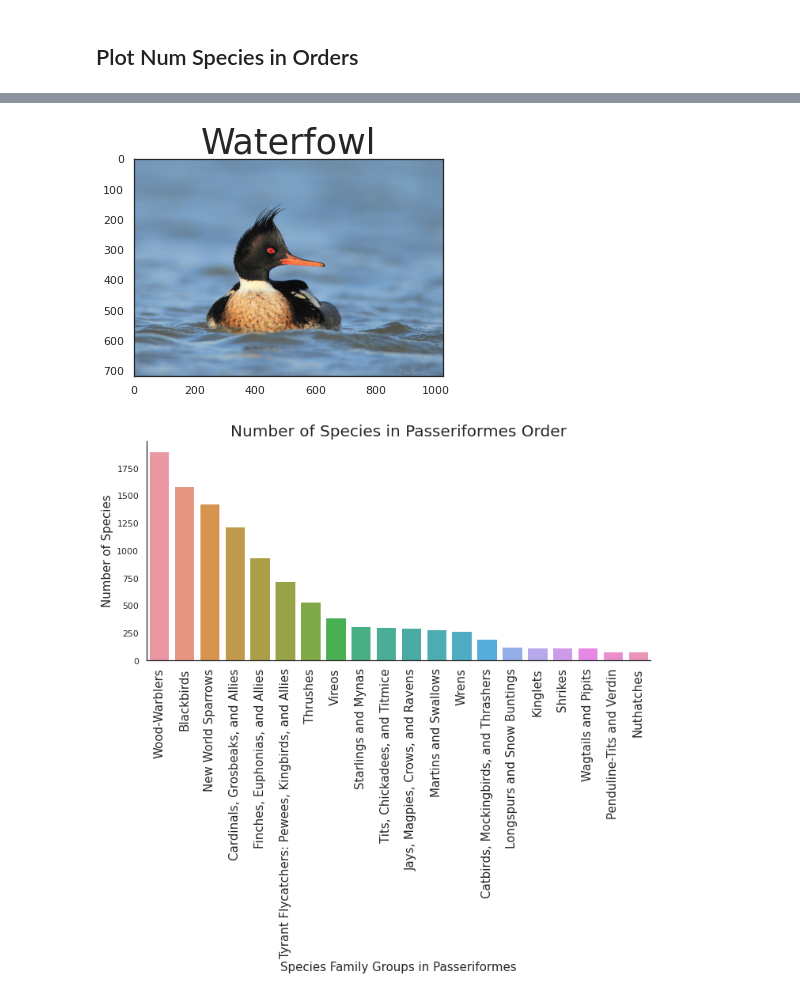
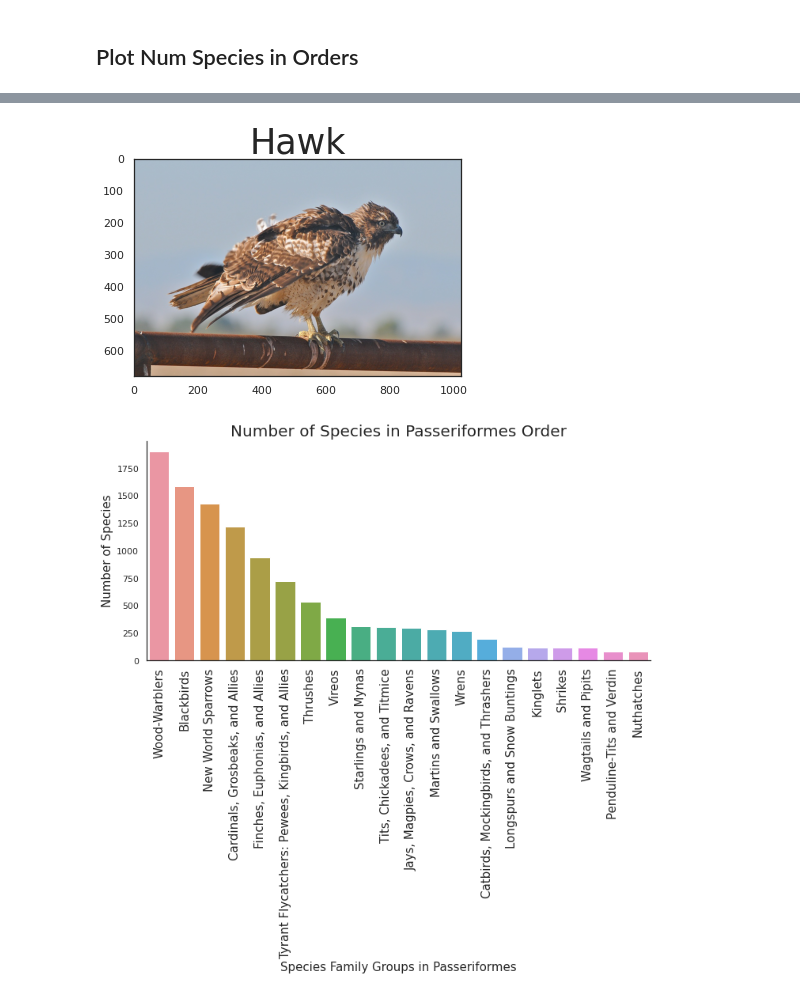
Before and after one commit to cwong690/Birdex, a Jupyter notebook: eda_readme.ipynb, the cells around one changed output, grey strips where cells are left out. Cells and saved outputs as stored; diff of their text form; code cells hidden in the pictures.

Commit message:
new hawk pic

```diff
--- a/eda_readme.ipynb
+++ b/eda_readme.ipynb
@@ -170,12 +218,17 @@ newworldsparrow1 = Image.open(img_bytes)
 obj = s3.get_object(Bucket=bucket, Key=f'images/0771/ed7362f8ad1a4939a2c89bc7ed81a283.jpg')
 img_bytes = BytesIO(obj['Body'].read())
 grosbeak1 = Image.open(img_bytes)
+
+# grab finch image
+obj = s3.get_object(Bucket=bucket, Key=f'images/0700/0133dc8543f44c1fbb5a7941a286b1db.jpg')
+img_bytes = BytesIO(obj['Body'].read())
+hawk1 = Image.open(img_bytes)
 # %%
-plt.title('Waterfowl',fontsize=35)
-plt.imshow(waterfowl1);
-plt.savefig('graphs/readme_waterfowl.png')
+plt.title('Hawk',fontsize=35)
+plt.imshow(hawk1);
+plt.savefig('graphs/hawk1.png')
 # %% [output]
-[figure, old version]
+[figure, new version]
 # %%
 order_fam = final_orders[final_orders['order']=='Passeriformes'].groupby('species_group').count()['order'].sort_values(ascending=False)
 # %%
```
Also changed, not shown: parts of 3 cells of this notebook, 2 other files.
